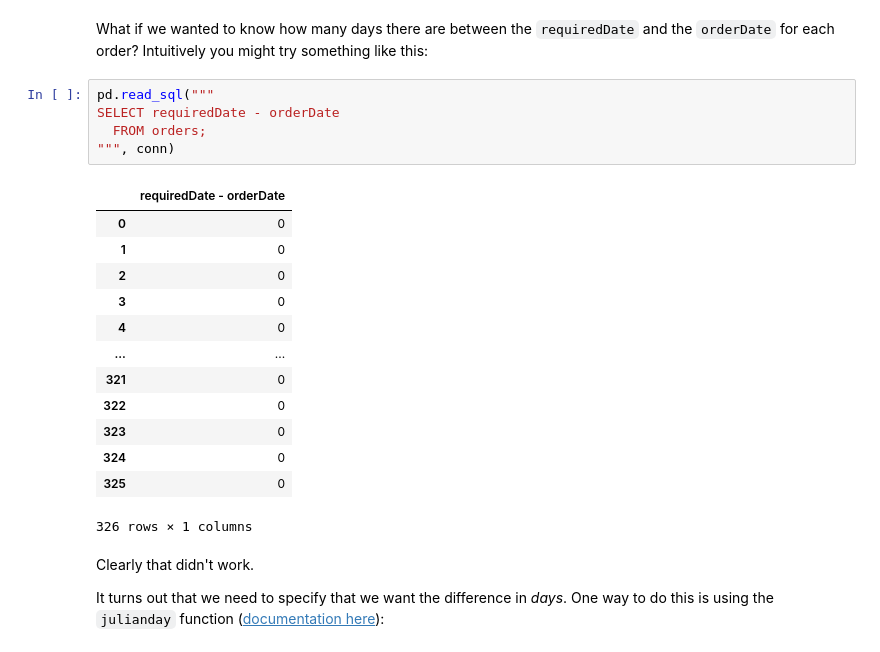
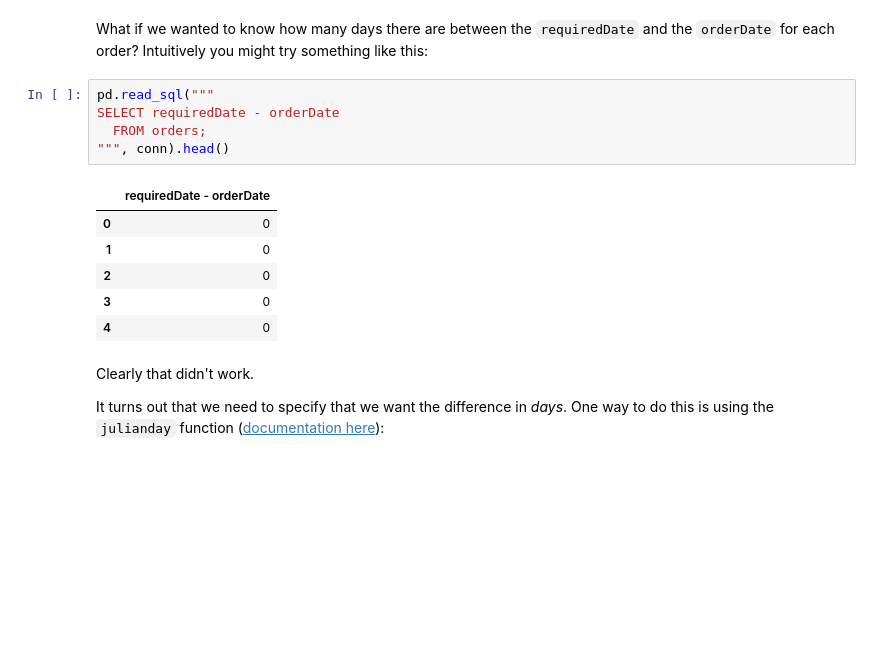
Before and after one commit to KweyuV/dsc-selecting-data-v2-4, a Jupyter notebook: index.ipynb, the cells around one changed output. Cells and saved outputs as stored; diff of their text form; blank space fills up the shorter version.

```diff
--- a/index.ipynb
+++ b/index.ipynb
@@ -485,22 +507,15 @@ What if we wanted to know how many days there are between the `requiredDate` and
 # %%
 pd.read_sql("""
 SELECT requiredDate - orderDate
   FROM orders;
-""", conn)
+""", conn).head()
 # %% [output]
 |  | requiredDate - orderDate |
 | 0 | 0 |
 | 1 | 0 |
 | 2 | 0 |
 | 3 | 0 |
 | 4 | 0 |
-| ... | ... |
-| 321 | 0 |
-| 322 | 0 |
-| 323 | 0 |
-| 324 | 0 |
-| 325 | 0 |
-326 rows × 1 columns
 # %% [markdown]
 Clearly that didn't work.
 
```
Also changed, not shown: parts of 6 cells of this notebook.
